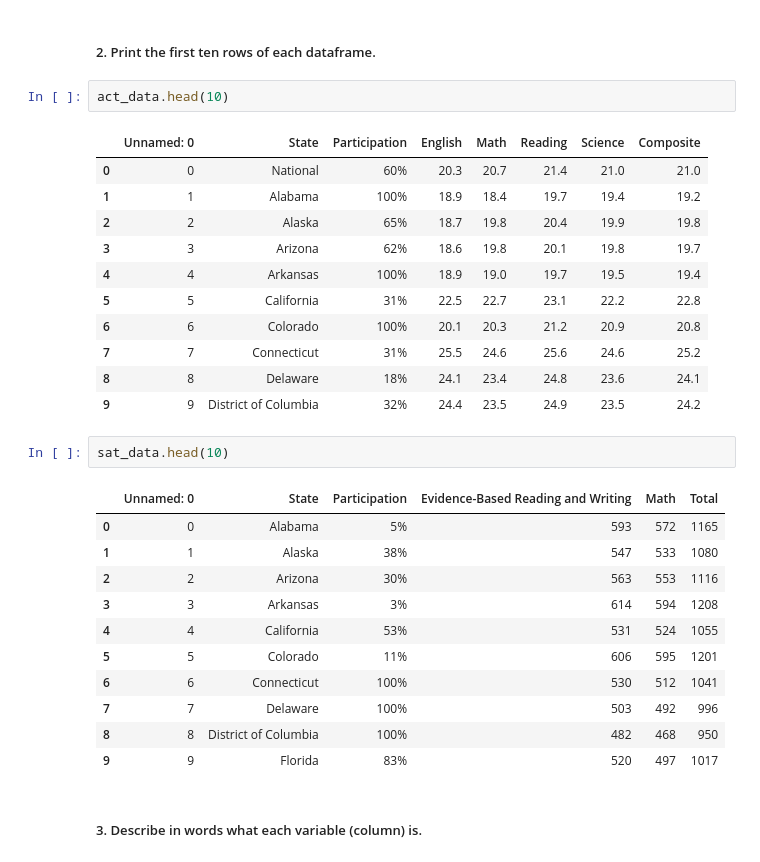
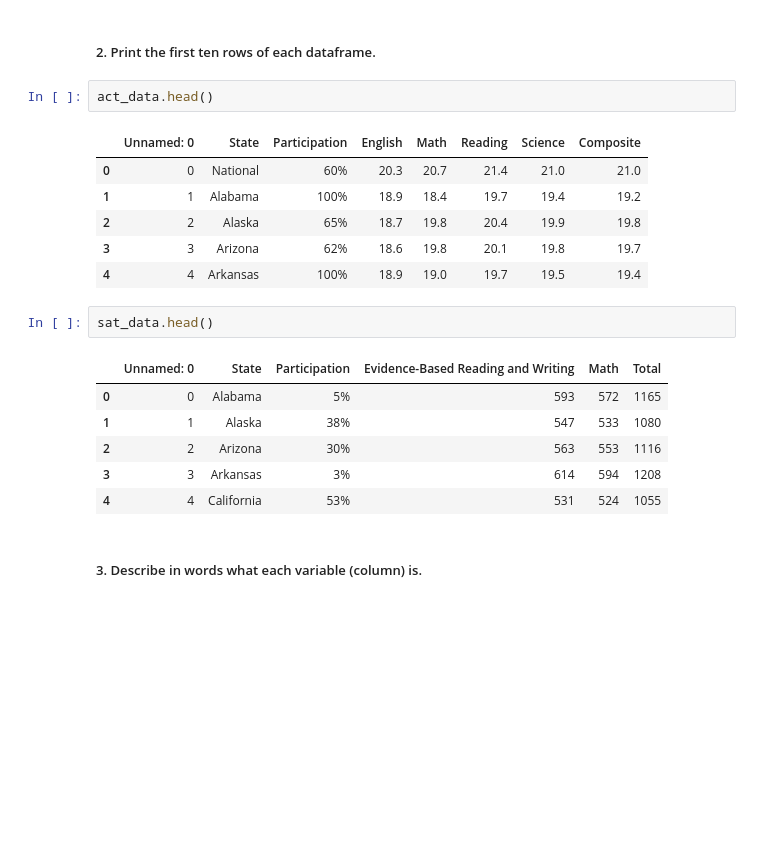
Before and after one commit to rajangdavis/Standardized-Testing-Participation-Exploration, a Jupyter notebook: rajan_davis_la/code/starter-code.ipynb, the cells around one changed output. Cells and saved outputs as stored; diff of their text form; blank space fills up the shorter version.

```diff
--- a/rajan_davis_la/code/starter-code.ipynb
+++ b/rajan_davis_la/code/starter-code.ipynb
@@ -12,21 +12,16 @@ sat_data = pd.read_csv("../data/sat.csv")
 # %% [markdown]
 ##### 2. Print the first ten rows of each dataframe.
 # %%
-act_data.head(10)
+act_data.head()
 # %% [output]
 |  | Unnamed: 0 | State | Participation | English | Math | Reading | Science | Composite |
 | 0 | 0 | National | 60% | 20.3 | 20.7 | 21.4 | 21.0 | 21.0 |
 | 1 | 1 | Alabama | 100% | 18.9 | 18.4 | 19.7 | 19.4 | 19.2 |
 | 2 | 2 | Alaska | 65% | 18.7 | 19.8 | 20.4 | 19.9 | 19.8 |
 | 3 | 3 | Arizona | 62% | 18.6 | 19.8 | 20.1 | 19.8 | 19.7 |
 | 4 | 4 | Arkansas | 100% | 18.9 | 19.0 | 19.7 | 19.5 | 19.4 |
-| 5 | 5 | California | 31% | 22.5 | 22.7 | 23.1 | 22.2 | 22.8 |
-| 6 | 6 | Colorado | 100% | 20.1 | 20.3 | 21.2 | 20.9 | 20.8 |
-| 7 | 7 | Connecticut | 31% | 25.5 | 24.6 | 25.6 | 24.6 | 25.2 |
-| 8 | 8 | Delaware | 18% | 24.1 | 23.4 | 24.8 | 23.6 | 24.1 |
-| 9 | 9 | District of Columbia | 32% | 24.4 | 23.5 | 24.9 | 23.5 | 24.2 |
 # %%
-sat_data.head(10)
+sat_data.head()
 # %% [output]
 |  | Unnamed: 0 | State | Participation | Evidence-Based Reading and Writing | Math | Total |
 | 0 | 0 | Alabama | 5% | 593 | 572 | 1165 |
@@ -34,11 +29,6 @@ sat_data.head(10)
 | 2 | 2 | Arizona | 30% | 563 | 553 | 1116 |
 | 3 | 3 | Arkansas | 3% | 614 | 594 | 1208 |
 | 4 | 4 | California | 53% | 531 | 524 | 1055 |
-| 5 | 5 | Colorado | 11% | 606 | 595 | 1201 |
-| 6 | 6 | Connecticut | 100% | 530 | 512 | 1041 |
-| 7 | 7 | Delaware | 100% | 503 | 492 | 996 |
-| 8 | 8 | District of Columbia | 100% | 482 | 468 | 950 |
-| 9 | 9 | Florida | 83% | 520 | 497 | 1017 |
 # %% [markdown]
 ##### 3. Describe in words what each variable (column) is.
 # %% [markdown]
```
Also changed, not shown: parts of 18 cells of this notebook, 1 other file.
